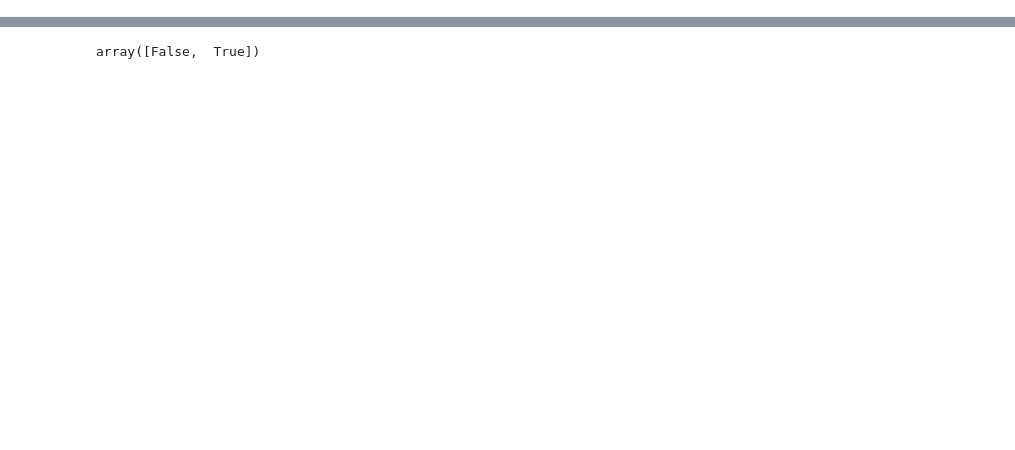
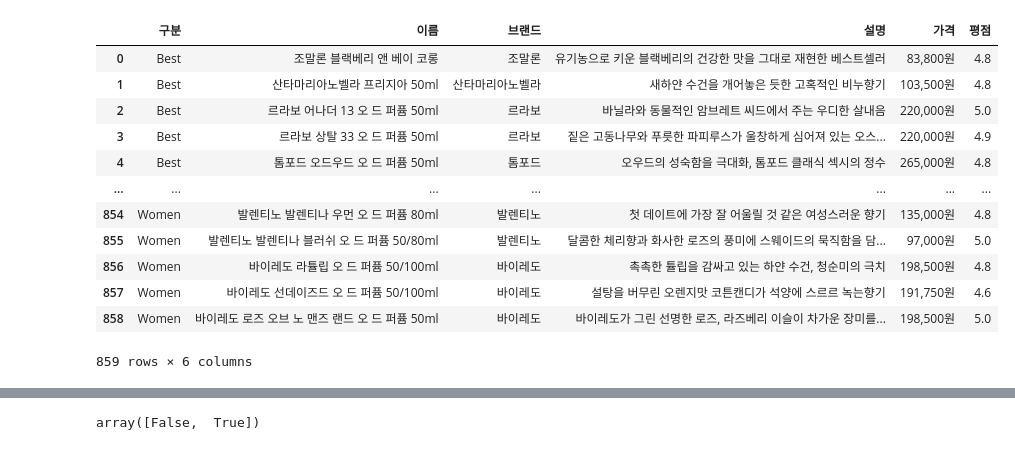
Before and after one commit to JJongSSu/Study, a Jupyter notebook: Teamproject/first/2일차/total_data.ipynb, the cells around one changed output, grey strips where cells are left out. Cells and saved outputs as stored; diff of their text form; code cells hidden in the pictures; blank space fills up the shorter version.

```diff
--- a/Teamproject/first/2일차/total_data.ipynb
+++ b/Teamproject/first/2일차/total_data.ipynb
@@ -36,0 +22,18 @@ perfume
+# %%
+perfume.columns = ['구분','삭제','이름','브랜드','설명','가격','평점']
+perfume = perfume.drop(['삭제'],axis=1)
+perfume
+# %% [output]
+|  | 구분 | 이름 | 브랜드 | 설명 | 가격 | 평점 |
+| 0 | Best | 조말론 블랙베리 앤 베이 코롱 | 조말론 | 유기농으로 키운 블랙베리의 건강한 맛을 그대로 재현한 베스트셀러 | 83,800원 | 4.8 |
+| 1 | Best | 산타마리아노벨라 프리지아 50ml | 산타마리아노벨라 | 새하얀 수건을 개어놓은 듯한 고혹적인 비누향기 | 103,500원 | 4.8 |
+| 2 | Best | 르라보 어나더 13 오 드 퍼퓸 50ml | 르라보 | 바닐라와 동물적인 암브레트 씨드에서 주는 우디한 살내음 | 220,000원 | 5.0 |
+| 3 | Best | 르라보 상탈 33 오 드 퍼퓸 50ml | 르라보 | 짙은 고동나무와 푸릇한 파피루스가 울창하게 심어져 있는 오스... | 220,000원 | 4.9 |
+| 4 | Best | 톰포드 오드우드 오 드 퍼퓸 50ml | 톰포드 | 오우드의 성숙함을 극대화, 톰포드 클래식 섹시의 정수 | 265,000원 | 4.8 |
+| ... | ... | ... | ... | ... | ... | ... |
+| 854 | Women | 발렌티노 발렌티나 우먼 오 드 퍼퓸 80ml | 발렌티노 | 첫 데이트에 가장 잘 어울릴 것 같은 여성스러운 향기 | 135,000원 | 4.8 |
+| 855 | Women | 발렌티노 발렌티나 블러쉬 오 드 퍼퓸 50/80ml | 발렌티노 | 달콤한 체리향과 화사한 로즈의 풍미에 스웨이드의 묵직함을 담... | 97,000원 | 5.0 |
+| 856 | Women | 바이레도 라튤립 오 드 퍼퓸 50/100ml | 바이레도 | 촉촉한 튤립을 감싸고 있는 하얀 수건, 청순미의 극치 | 198,500원 | 4.8 |
+| 857 | Women | 바이레도 선데이즈드 오 드 퍼퓸 50/100ml | 바이레도 | 설탕을 버무린 오렌지맛 코튼캔디가 석양에 스르르 녹는향기 | 191,750원 | 4.6 |
+| 858 | Women | 바이레도 로즈 오브 노 맨즈 랜드 오 드 퍼퓸 50ml | 바이레도 | 바이레도가 그린 선명한 로즈, 라즈베리 이슬이 차가운 장미를... | 198,500원 | 5.0 |
+859 rows × 6 columns
```
Also changed, not shown: parts of 16 cells of this notebook, 1 other file.
